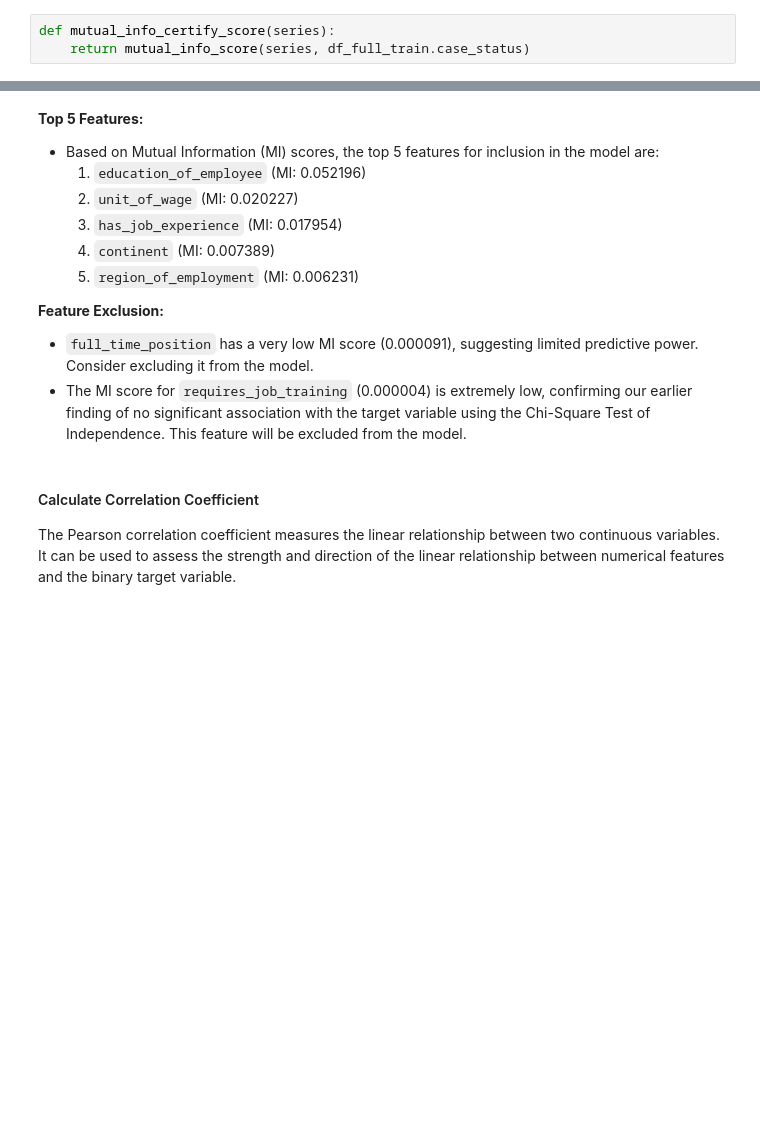
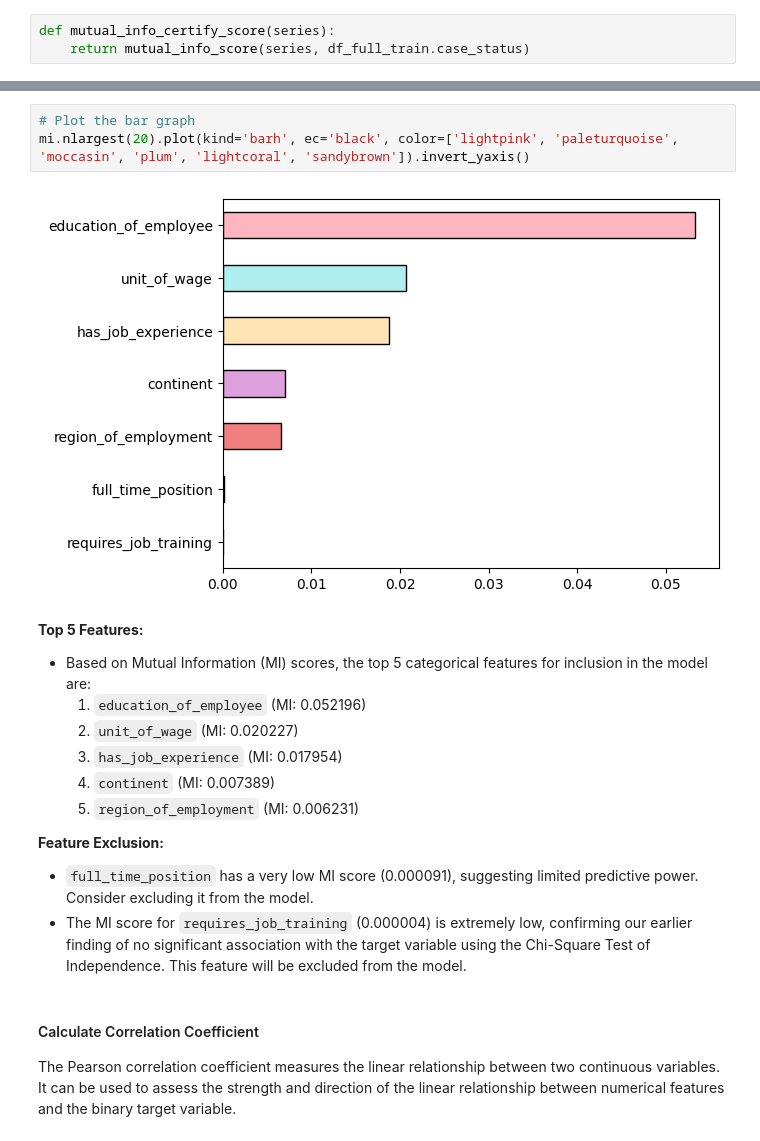
Before and after one commit to wanyingng/visa-approval-prediction, a Jupyter notebook: notebook/model_training.ipynb, the cells around one changed output, grey strips where cells are left out. Saved outputs shown, nothing was run; the diff lists cells and outputs as text; blank space fills up the shorter version.

```diff
--- a/notebook/model_training.ipynb
+++ b/notebook/model_training.ipynb
@@ -233,7 +265,12 @@ requires_job_training    0.000004
 dtype: float64
+# %%
+# Plot the bar graph
+mi.nlargest(20).plot(kind='barh', ec='black', color=['lightpink', 'paleturquoise', 'moccasin', 'plum', 'lightcoral', 'sandybrown']).invert_yaxis()
+# %% [output]
+[figure, added]
 # %% [markdown]
 **Top 5 Features:**
-* Based on Mutual Information (MI) scores, the top 5 features for inclusion in the model are:
+* Based on Mutual Information (MI) scores, the top 5 categorical features for inclusion in the model are:
     1. `education_of_employee` (MI: 0.052196)
     2. `unit_of_wage` (MI: 0.020227)
     3. `has_job_experience` (MI: 0.017954)
```
Also changed, not shown: parts of 105 cells of this notebook.
